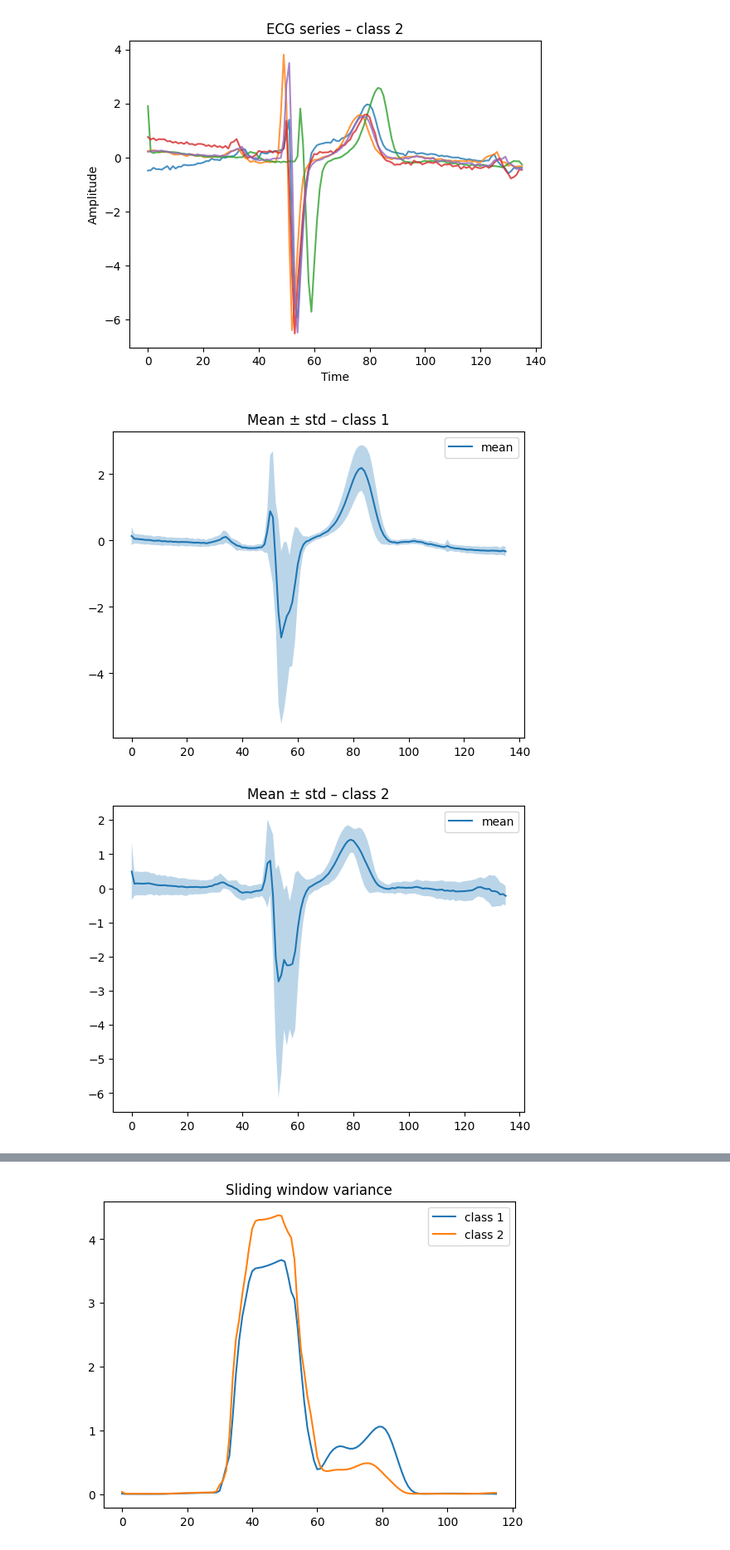
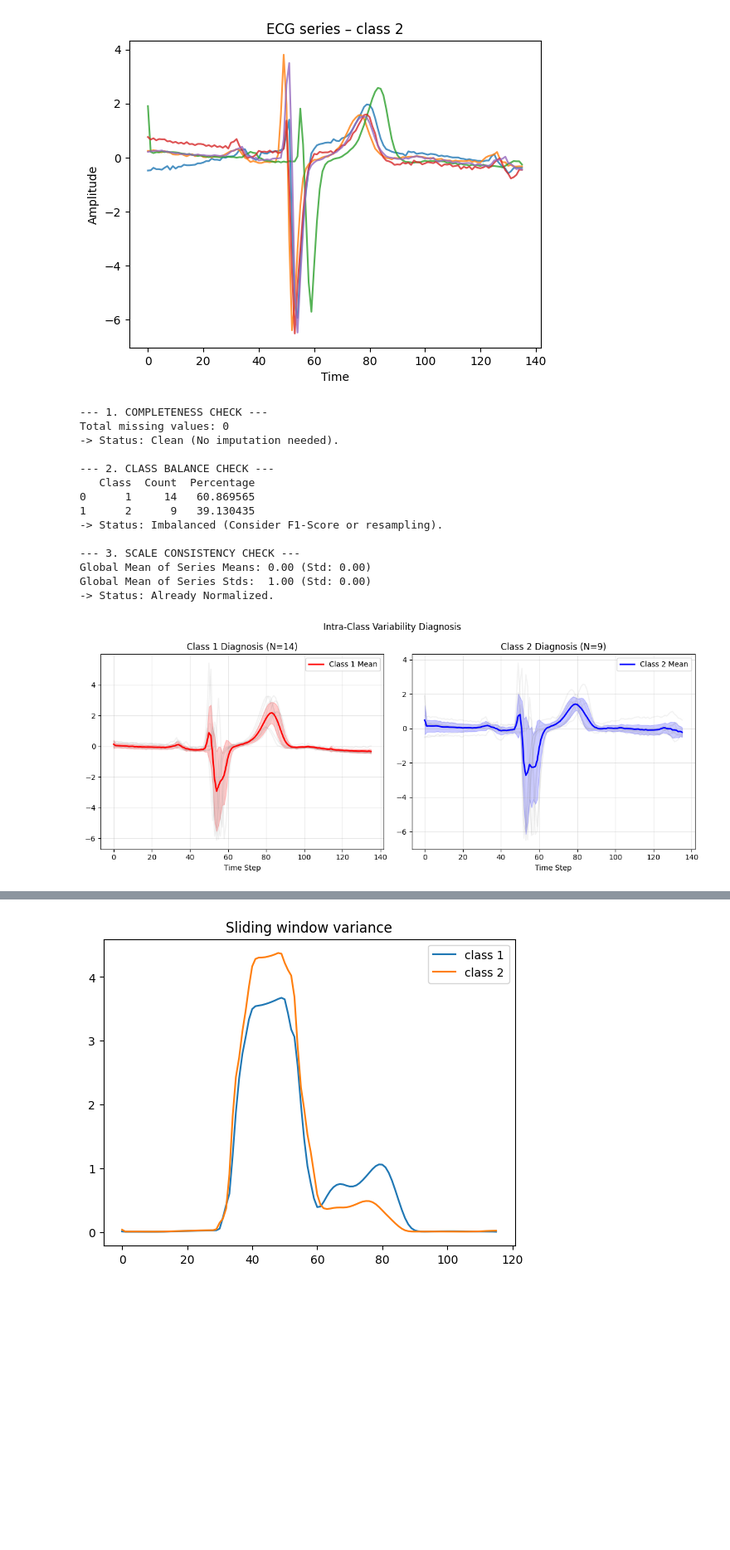
Before and after one commit to TristanoB/shapelet_transformation, a Jupyter notebook: implementation.ipynb, the cells around one changed output, grey strips where cells are left out. Shown at 83% size. Saved outputs shown, nothing was run; the diff lists cells and outputs as text; code cells hidden in the pictures; blank space fills up the shorter version.

```diff
--- a/implementation.ipynb
+++ b/implementation.ipynb
@@ -649,9 +649,7 @@ def run_full_data_diagnosis(X, y):
     plt.grid(True, linestyle='--', alpha=0.3)
     plt.show()
 
-
     classes = np.unique(y)
-
 
     print("\n SPECTRAL ANALYSIS (Welch's Method)...")
 
@@ -659,19 +657,27 @@ def run_full_data_diagnosis(X, y):
 
     for c in classes:
         X_c = X[y == c]
-        # Compute PSD for every sample in the class, then average
-        freqs, psd = welch(X_c, fs=1.0) # Assumed normalized frequency
+
+        # PSD for each signal
+        freqs, psd = welch(X_c, fs=1.0)  # psd shape: (n_samples_c, n_freqs)
+
         mean_psd = psd.mean(axis=0)
 
-        plt.semilogy(freqs, mean_psd, linewidth=2, label=f"Class {c} Spectrum")
 
-    plt.title("Power Spectral Density (Average per Class)")
+        # Mean PSD
+        plt.semilogy(freqs, mean_psd, linewidth=2, label=f"Class {c} Mean PSD")
+
+
+
+
+    plt.title("Power Spectral Density (Mean ± Std per Class)")
     plt.xlabel("Normalized Frequency (0 to 0.5)")
     plt.ylabel("Power (Log Scale)")
     plt.legend()
     plt.grid(True, which="both", linestyle='--', alpha=0.5)
     plt.show()
 
+
 run_full_data_diagnosis(X_train, y_train)
 # %% [output]
  GENERATING AMPLITUDE BOXPLOTS (Outlier Detection)...
@@ -1883,19 +1896,20 @@ plot_random_series(X_train, y_train, cls=2)
 [figure]
 [figure]
 # %%
-def plot_mean_std(X, y, cls):
-    Xc = X[y == cls]
-    mean = Xc.mean(axis=0)
-    std = Xc.std(axis=0)
-
-    plt.plot(mean, label="mean")
-    plt.fill_between(range(len(mean)), mean-std, mean+std, alpha=0.3)
-    plt.title(f"Mean ± std – class {cls}")
-    plt.legend()
-    plt.show()
-
-plot_mean_std(X_train, y_train, 1)
-plot_mean_std(X_train, y_train, 2)
+diagnose_dataset(X_train, y_train)
 # %% [output]
+--- 1. COMPLETENESS CHECK ---
+Total missing values: 0
+-> Status: Clean (No imputation needed).
+
+--- 2. CLASS BALANCE CHECK ---
+   Class  Count  Percentage
+0      1     14   60.869565
+1      2      9   39.130435
+-> Status: Imbalanced (Consider F1-Score or resampling).
+
+--- 3. SCALE CONSISTENCY CHECK ---
+Global Mean of Series Means: 0.00 (Std: 0.00)
+Global Mean of Series Stds:  1.00 (Std: 0.00)
+-> Status: Already Normalized.
-[figure, old version]
+[figure, new version]
-[figure, removed]
```
Also changed, not shown: parts of 11 cells of this notebook.
